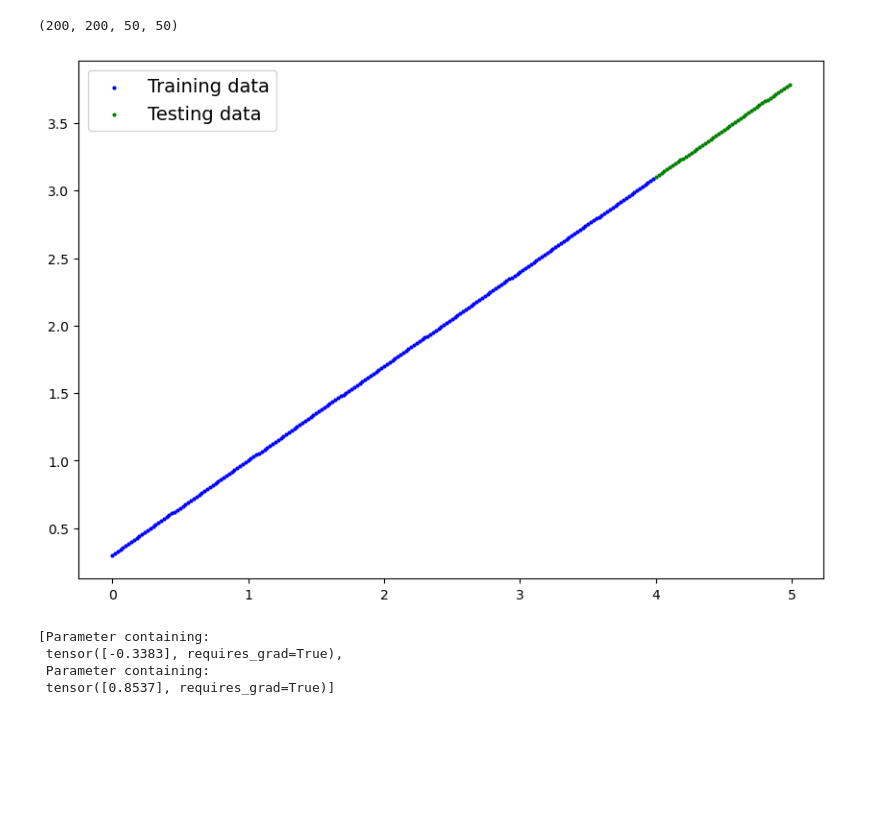
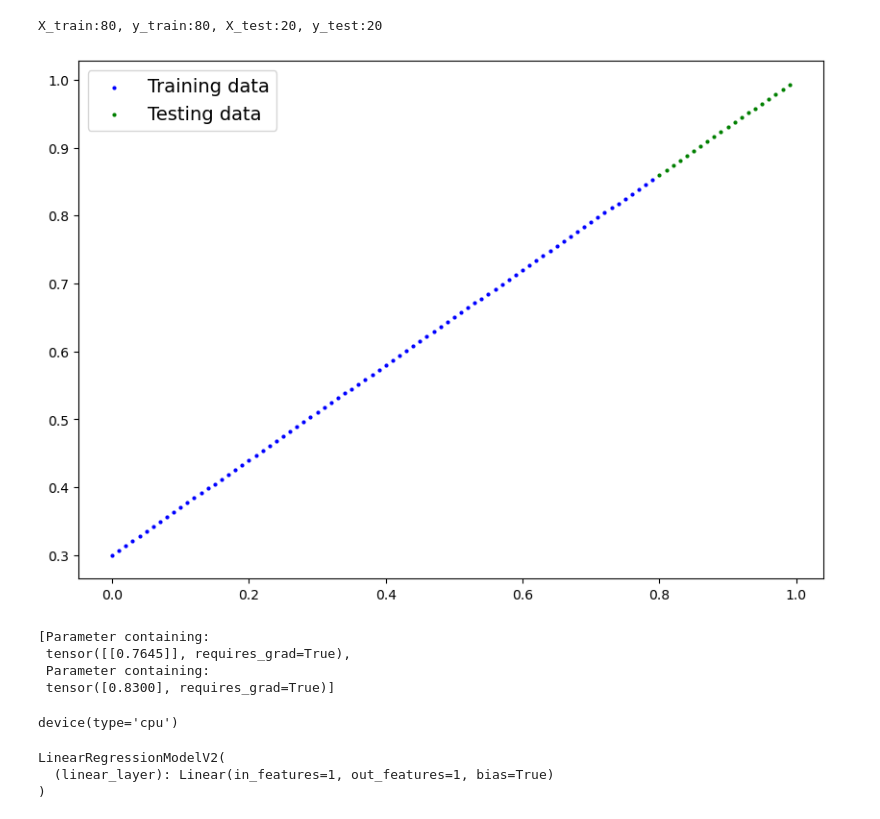
Before and after one commit to bennettandy/PyTorchWork, a Jupyter notebook: SimpleLinearRegression2.ipynb, the cells around one changed output. Saved outputs shown, nothing was run; the diff lists cells and outputs as text; code cells hidden in the pictures; blank space fills up the shorter version.

```diff
--- a/SimpleLinearRegression2.ipynb
+++ b/SimpleLinearRegression2.ipynb
@@ -17,9 +21,11 @@ weight = 0.7
 bias = 0.3
 
 start = 0
-end = 5 # larger data set
-step = 0.02
+end = 1 # larger data set
+step = 0.01
 X = torch.arange(start, end, step).unsqueeze(dim=1) # why unsqueeze? to make it a column?
+# y = m X + C
 y = weight * X + bias
-print(f"y size {y.size()}")
+
+X[:10], y[:10]
 # %% [output]
@@ -27,39 +52,18 @@ y size torch.Size([250, 1])
+# %%
+# constants
+learning_rate = 0.0001
+test_split_percentage = 0.80
+epochs = 15000 # hyperparameter - we set it ourselves
 # %%
 # Split data into Training and Test sets 80/20 split
 
-train_split = int(0.8 * len(X))
+train_split = int(test_split_percentage * len(X))
 X_train, y_train = X[:train_split], y[:train_split]
 X_test, y_test = X[train_split:], y[train_split:]
 
-len(X_train), len(y_train), len(X_test), len(y_test)
+print(f"X_train:{len(X_train)}, y_train:{len(y_train)}, X_test:{len(X_test)}, y_test:{len(y_test)}")
+
+plot_predictions(X_train, y_train, X_test, y_test)
 # %% [output]
-(200, 200, 50, 50)
+X_train:80, y_train:80, X_test:20, y_test:20
+[figure, added]
-# %%
-# Visualise
-def plot_predictions(train_data=X_train,
-                     train_labels=y_train,
-                     test_data=X_test,
-                     test_labels=y_test,
-                     predictions=None):
-    """
-    Plots training data, test data and compares predictions
-    """
-    plt.figure(figsize=(10,7))
-
-    # plot training data in blue
-    plt.scatter(train_data, train_labels, c="b", s=4, label="Training data")
-
-    # plot testing data in green
-    plt.scatter(test_data, test_labels, c="g", s=4, label="Testing data")
-
-    # Are there predictions?
-    if predictions is not None:
-        # plot predictions
-        plt.scatter(test_data, predictions, c="r", s=4, label="Predictions")
-
-    # Show legend
-    plt.legend(prop={"size": 14})
-
-plot_predictions()
-# %% [output]
-[figure, removed]
@@ -86,15 +81,27 @@ class LinearRegressionModel(nn.Module): # <- almost everything in pytorch inheri
 # %%
 # Create instance of model with random initial state
 
-# torch.manual_seed(42) # manual_seed makes random numbers deterministic
+torch.manual_seed(42) # manual_seed makes random numbers deterministic
 
-model_0 = LinearRegressionModel()
+model_0 = LinearRegressionModelV2()
 list(model_0.parameters())
 # %% [output]
 [Parameter containing:
- tensor([-0.3383], requires_grad=True),
+ tensor([[0.7645]], requires_grad=True),
  Parameter containing:
- tensor([0.8537], requires_grad=True)]
+ tensor([0.8300], requires_grad=True)]
+# %%
+# set target device
+next(model_0.parameters()).device
+# %% [output]
+device(type='cpu')
+# %%
+# Load model onto device
+model_0.to(device)
+# %% [output]
+LinearRegressionModelV2(
+  (linear_layer): Linear(in_features=1, out_features=1, bias=True)
+)
 # %%
 # Run prediction with untrained model
 with torch.inference_mode():
```
Also changed, not shown: parts of 12 cells of this notebook, 2 other files.
